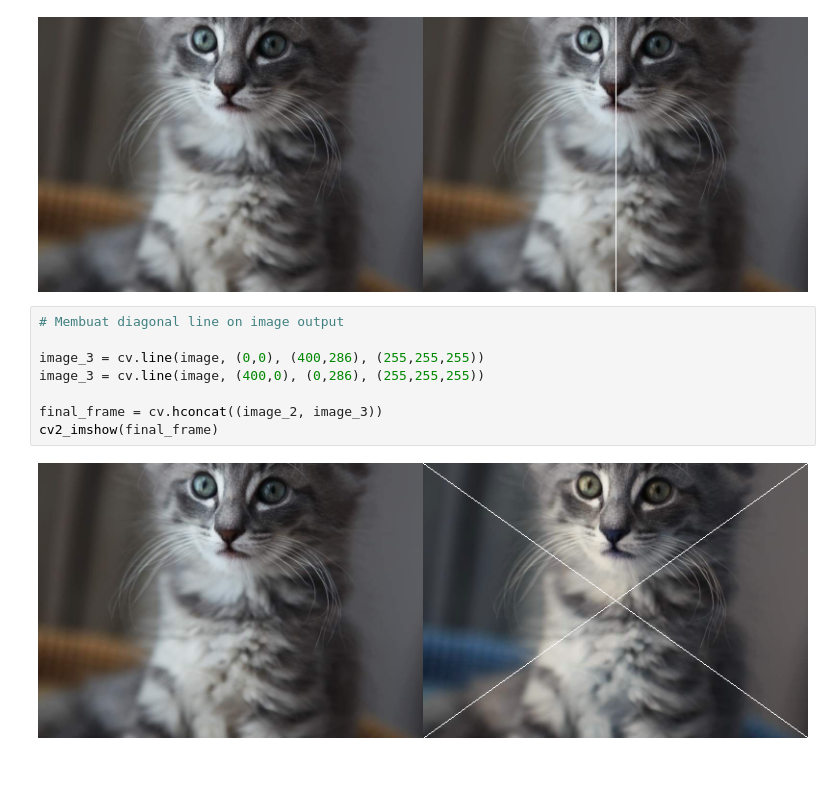
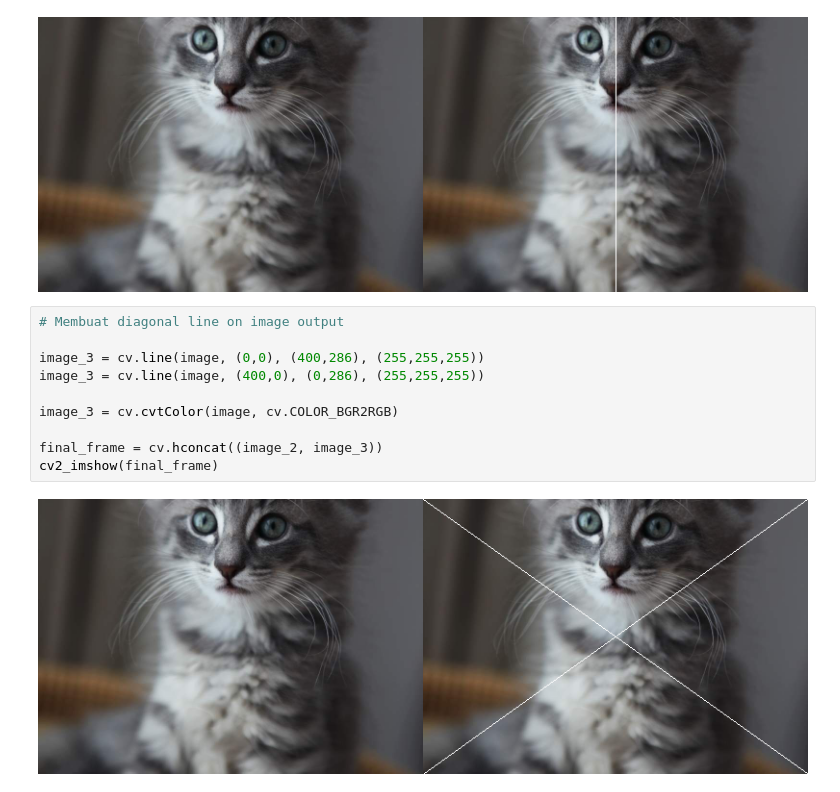
Before and after one commit to hunaynr/PCVK_Genap_2021, a Jupyter notebook: Week1.ipynb, the cells around one changed output. Cells and saved outputs as stored; diff of their text form.

```diff
--- a/Week1.ipynb
+++ b/Week1.ipynb
@@ -125,10 +125,12 @@ cv2_imshow(final_frame)
 # %%
 # Membuat diagonal line on image output
 
 image_3 = cv.line(image, (0,0), (400,286), (255,255,255))
 image_3 = cv.line(image, (400,0), (0,286), (255,255,255))
 
+image_3 = cv.cvtColor(image, cv.COLOR_BGR2RGB)
+
 final_frame = cv.hconcat((image_2, image_3))
 cv2_imshow(final_frame)
 # %% [output]
-[figure, old version]
+[figure, new version]
```
